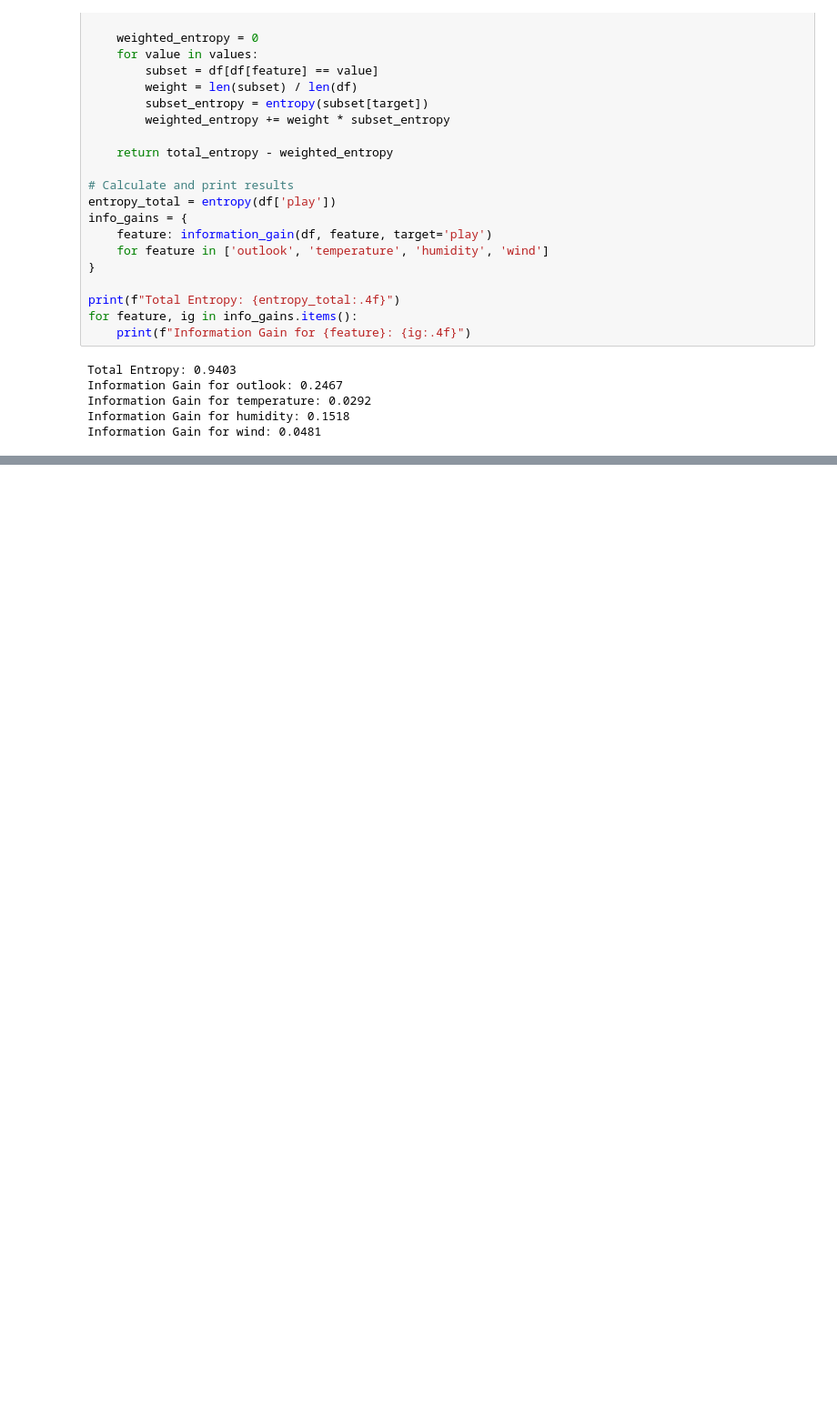
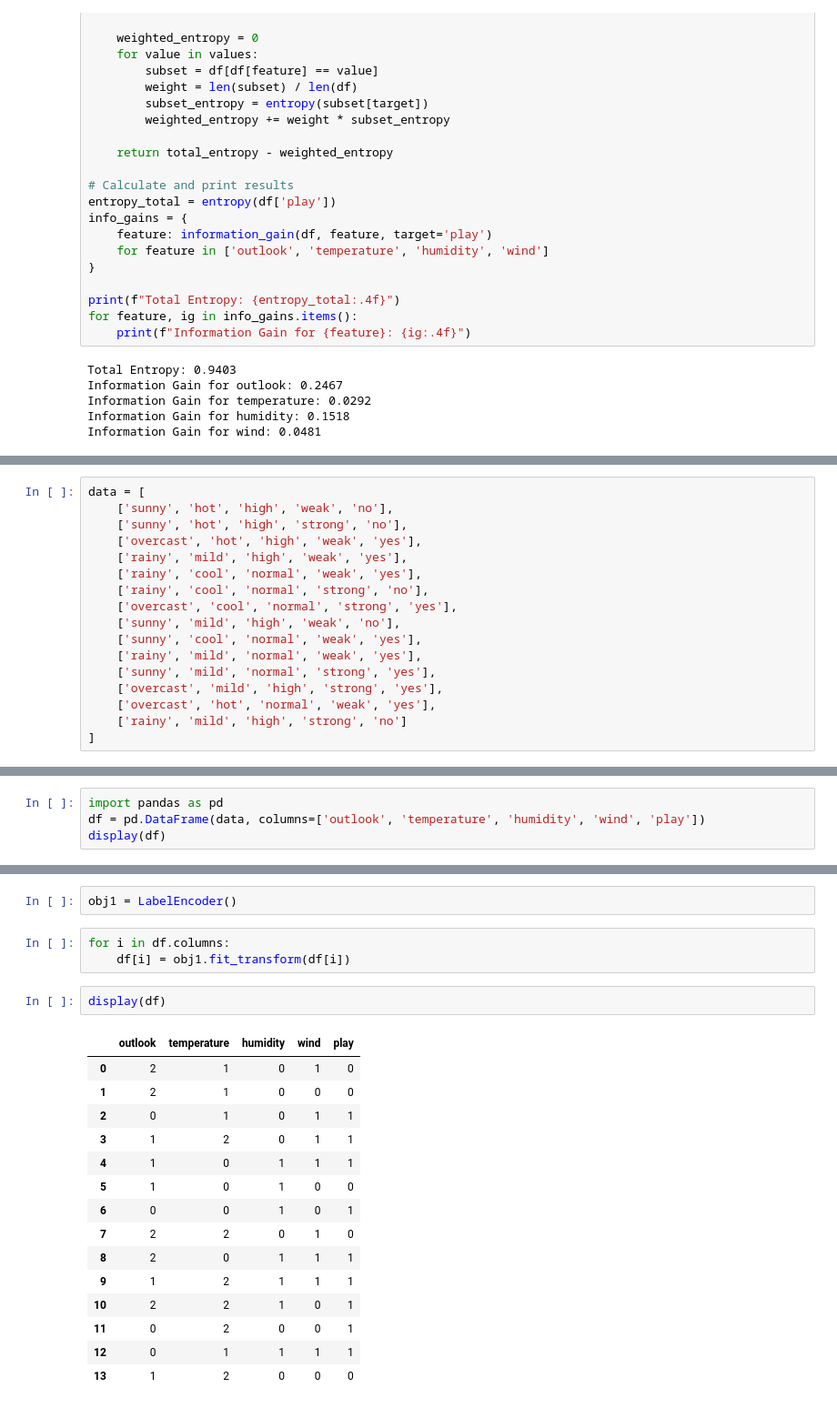
Before and after one commit to Haris-09/Machine-Learning, a Jupyter notebook: Decision_Tree.ipynb, the cells around one changed output, grey strips where cells are left out. Shown at 91% size. Drawn from its saved outputs; the diff is of its cells as text; blank space fills up the shorter version.

```diff
--- a/Decision_Tree.ipynb
+++ b/Decision_Tree.ipynb
@@ -68,0 +70,17 @@ Information Gain for wind: 0.0481
+# %%
+data = [
+    ['sunny', 'hot', 'high', 'weak', 'no'],
+    ['sunny', 'hot', 'high', 'strong', 'no'],
+    ['overcast', 'hot', 'high', 'weak', 'yes'],
+    ['rainy', 'mild', 'high', 'weak', 'yes'],
+    ['rainy', 'cool', 'normal', 'weak', 'yes'],
+    ['rainy', 'cool', 'normal', 'strong', 'no'],
+    ['overcast', 'cool', 'normal', 'strong', 'yes'],
+    ['sunny', 'mild', 'high', 'weak', 'no'],
+    ['sunny', 'cool', 'normal', 'weak', 'yes'],
+    ['rainy', 'mild', 'normal', 'weak', 'yes'],
+    ['sunny', 'mild', 'normal', 'strong', 'yes'],
+    ['overcast', 'mild', 'high', 'strong', 'yes'],
+    ['overcast', 'hot', 'normal', 'weak', 'yes'],
+    ['rainy', 'mild', 'high', 'strong', 'no']
+]
@@ -68,0 +91,4 @@ Information Gain for wind: 0.0481
+# %%
+import pandas as pd
+df = pd.DataFrame(data, columns=['outlook', 'temperature', 'humidity', 'wind', 'play'])
+display(df)
@@ -68,0 +111,23 @@ Information Gain for wind: 0.0481
+# %%
+obj1 = LabelEncoder()
+# %%
+for i in df.columns:
+    df[i] = obj1.fit_transform(df[i])
+# %%
+display(df)
+# %% [output]
+|  | outlook | temperature | humidity | wind | play |
+| 0 | 2 | 1 | 0 | 1 | 0 |
+| 1 | 2 | 1 | 0 | 0 | 0 |
+| 2 | 0 | 1 | 0 | 1 | 1 |
+| 3 | 1 | 2 | 0 | 1 | 1 |
+| 4 | 1 | 0 | 1 | 1 | 1 |
+| 5 | 1 | 0 | 1 | 0 | 0 |
+| 6 | 0 | 0 | 1 | 0 | 1 |
+| 7 | 2 | 2 | 0 | 1 | 0 |
+| 8 | 2 | 0 | 1 | 1 | 1 |
+| 9 | 1 | 2 | 1 | 1 | 1 |
+| 10 | 2 | 2 | 1 | 0 | 1 |
+| 11 | 0 | 2 | 0 | 0 | 1 |
+| 12 | 0 | 1 | 1 | 1 | 1 |
+| 13 | 1 | 2 | 0 | 0 | 0 |
```
Also changed, not shown: parts of 8 cells of this notebook.
